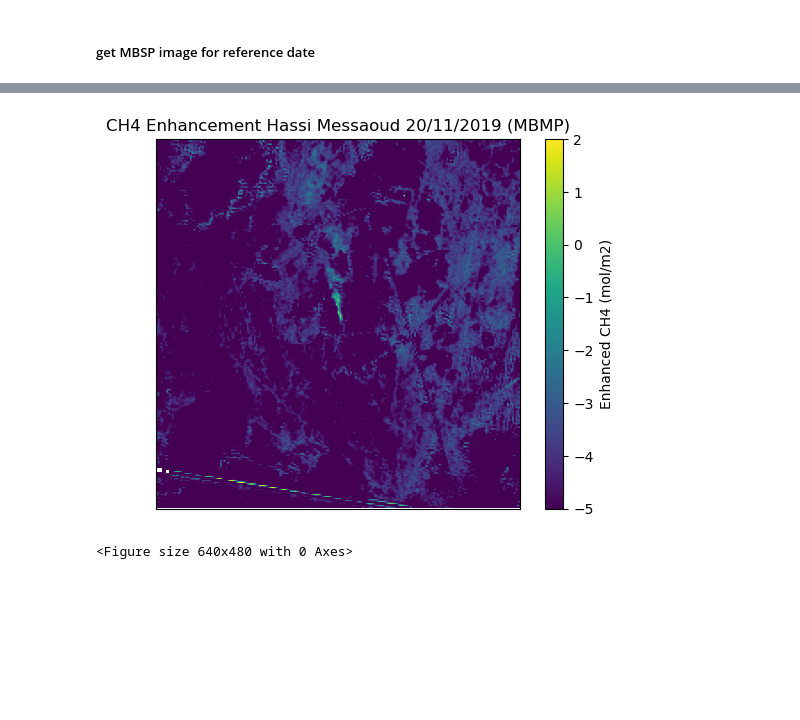
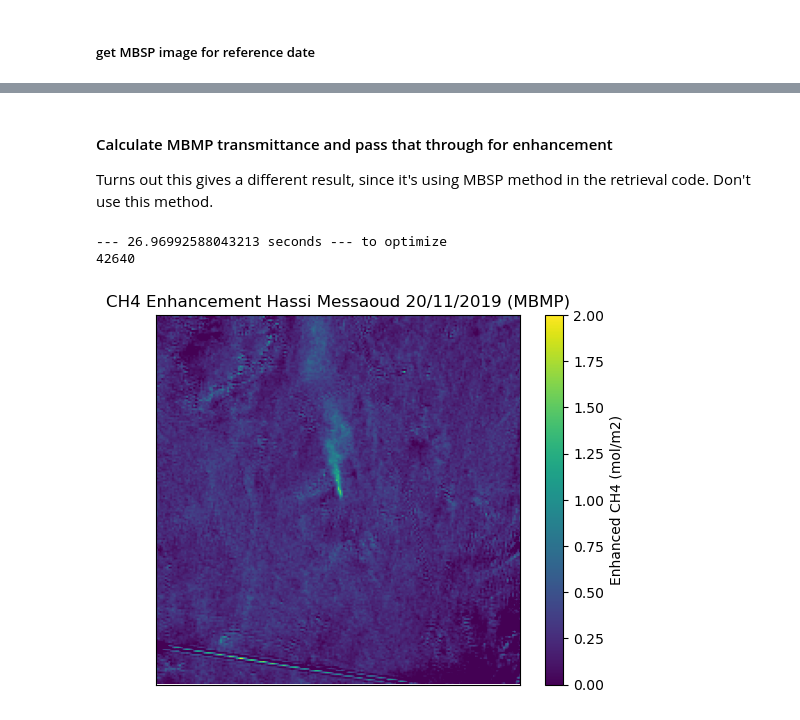
Before and after one commit to KRgeo/methane-retrievals, a Jupyter notebook: Radtran_speedup.ipynb, the cells around one changed output, grey strips where cells are left out. Cells and saved outputs as stored; diff of their text form; code cells hidden in the pictures; blank space fills up the shorter version.

Commit message:
Plotting speedy and slow radtran to compare

```diff
--- a/Radtran_speedup.ipynb
+++ b/Radtran_speedup.ipynb
@@ -158,0 +166,3 @@ Observing Angle: 9.98701922366
+# %%
+geometry_area = ee.Geometry.Rectangle([lonmin, latmin, lonmax, latmax], None, False, 'EPSG:4326')
+solarangle, obsangle = find_angles(plume_date_start, geometry_area)
@@ -911,16 +928,0 @@ c = linearRegression.get('coefficients').getInfo()[0]
-# %%
-# Use image.expression() to write equation for R_MBSP
-R_MBSP = img.expression(
-    '(c*R12 - R11)/R11 ', # Where this number comes from least squares difference scale above
-    {
-
-        # 'c': linearRegression.get('coefficients').getInfo()[0],
-        'c': c,
-        'R11': img.select('B11').divide(10000),
-        'R12': img.select('B12').divide(10000),
-    },
-)
-
-# Methane column enhancement in ppm for reference day
-F_MBSP_REF = R_MBSP.subtract(-0.029)
-F_MBSP_REF_array = np.array(F_MBSP_REF.sampleRectangle(geometry_area).get('constant').getInfo())
@@ -992,18 +987,31 @@ plt.savefig('varon_plume_test.png')
+# %% [markdown]
+#### Calculate MBMP transmittance and pass that through for enhancement
+Turns out this gives a different result, since it's using MBSP method in the retrieval code. Don't use this method.
+# %%
+# Frac MBMP
+trans_MBMP = F_MBSP.subtract(F_MBSP_REF)
+
+# transform to array
+trans_MBMP_array = np.array(trans_MBMP.sampleRectangle(geometry_area).get('constant').getInfo())
+# %%
+# do retrieval
+
+MBMP_enh = retrieve(trans_MBMP_array, 'S2A', method, targheight, obsheight, solarangle, obsangle, num_layers=100)
+# %% [output]
+--- 26.96992588043213 seconds --- to optimize
+42640
 # %%
-
 import matplotlib.pyplot as plt
-plt.imshow(ch4_enh - ch4_enh_REF, cmap='viridis', vmin= -5, vmax=2 )
+plt.imshow(MBMP_enh, cmap='viridis', vmin= 0, vmax=2 )
 plt.colorbar(label='Enhanced CH4 (mol/m2)')
 plt.title('Enhanced CH4 2D Image Plot')
 import matplotlib.pyplot as plt
 
 
 
 plt.title('CH4 Enhancement Hassi Messaoud 20/11/2019 (MBMP)')
 plt.xticks([])
 plt.yticks([])
 plt.show()
-plt.savefig('varon_plume_test.png')
 # %% [output]
-[figure, old version]
+[figure, new version]
-<Figure size 640x480 with 0 Axes>
```
Also changed, not shown: parts of 53 cells of this notebook.
